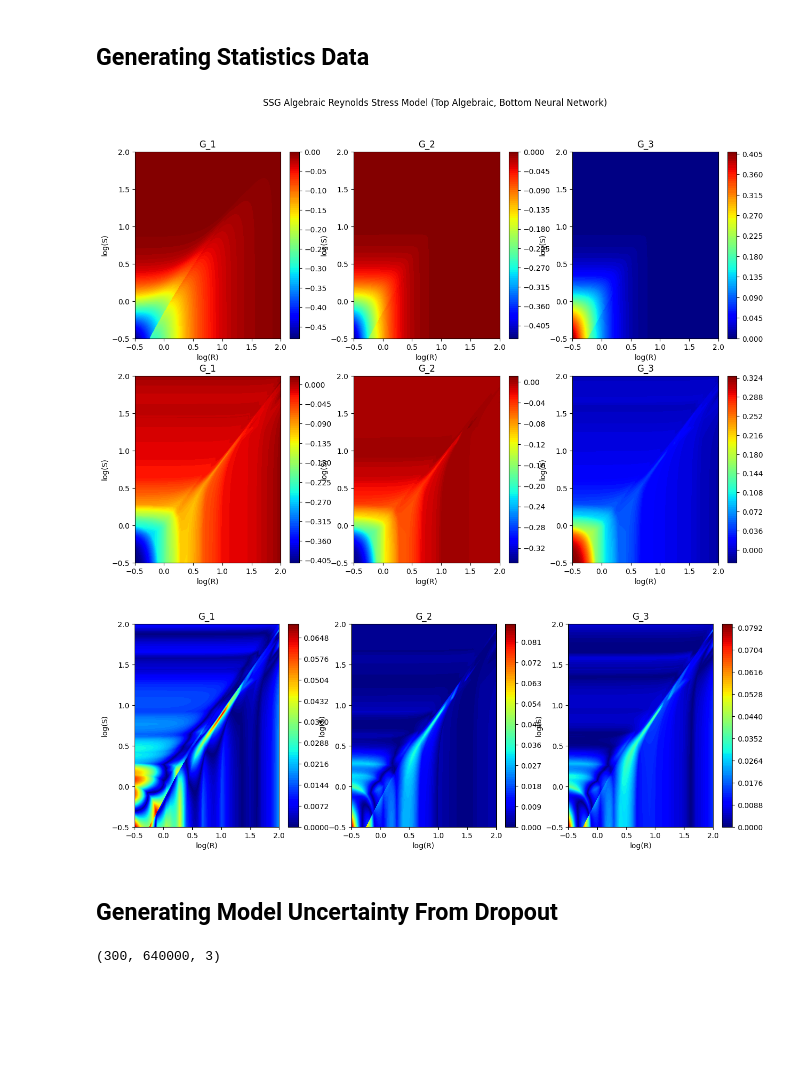
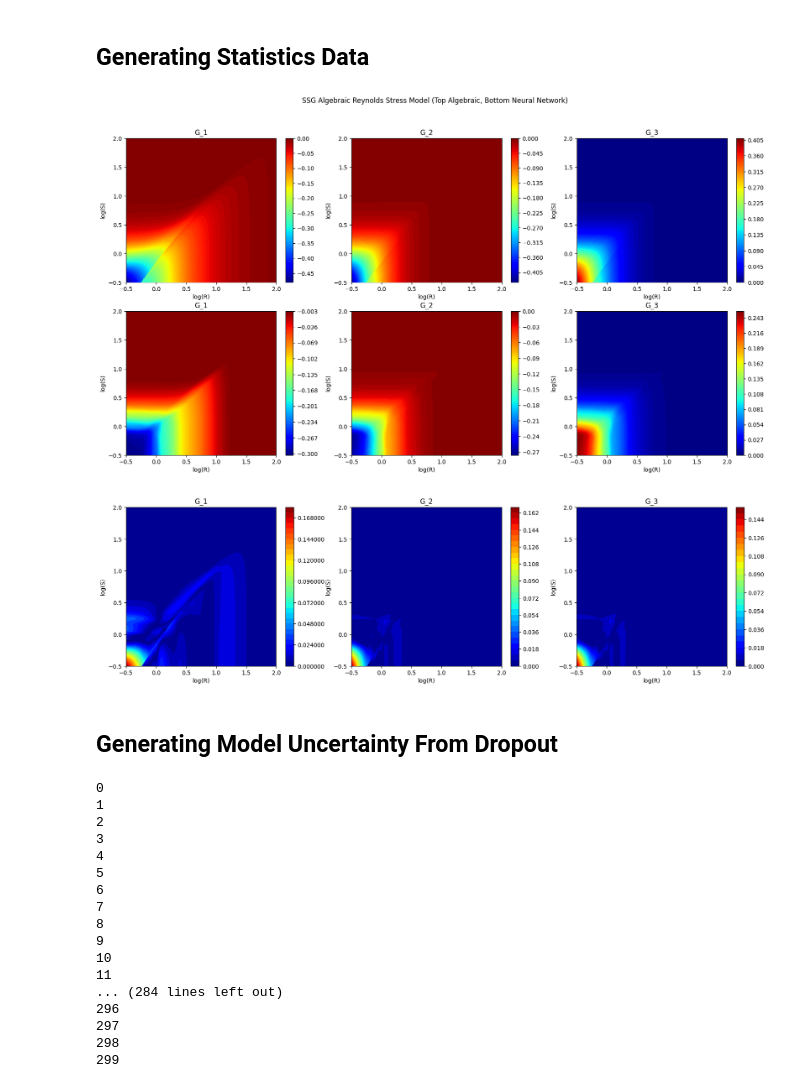
Before and after one commit to Crashprn/UncertaintyQuantification, a Jupyter notebook: Training.ipynb, the cells around one changed output. Saved outputs shown, nothing was run; the diff lists cells and outputs as text; code cells hidden in the pictures; blank space fills up the shorter version.

```diff
--- a/Training.ipynb
+++ b/Training.ipynb
@@ -86,7 +138,7 @@ gs_test = np.concatenate((y_test_LLR, y_test_SSG, y_test_SZL))
 # %% [markdown]
 ## Network Training
 # %%
-model = TurbulenceNetwork(input_dim=2, output_dim=3, num_layers=7, nodes=[7, 7, 7, 7, 7, 7, 7], dropout=0.01)
-criterion = nn.L1Loss
+model = TurbulenceNetwork(input_dim=2, output_dim=3, num_layers=8, nodes=[100]*8, dropout=0.1)
+criterion = nn.L1Loss()
 optimizer = torch.optim.Adam
 # %%
@@ -154,41 +215,60 @@ net.load_params(f_params=os.path.join(checkpoint_dir,'TurbulenceNetwork.pt'),
 # %%
 dim = 800
 x_grid, y_grid = np.meshgrid(np.linspace(-.5, 2, dim),np.linspace(-.5, 2, dim))
 eta1 = (10**x_grid.flatten())**2
 eta2 = (10**y_grid.flatten())**2
 
 gen = TurbulenceClosureDataGenerator(model="SSG", type='torch')
 etas, G_s = gen(eta1, eta2)
 target = G_s.T.reshape(3, dim, dim)
 
 pred = net.predict(etas)
 
 pred = pred.T.reshape(3, dim, dim)
 
 plot_heat_map_compare(x_grid, y_grid, target, pred)
-
-plot_heat_map_loss(x_grid, y_grid, target, pred)
-
-del pred
 # %% [output]
-[figure, old version]
+[figure, new version]
-[figure, removed]
+# %%
+plot_heat_map_loss(x_grid, y_grid, target, pred, levels=30, base=6)
+del pred
+# %% [output]
+[figure, added]
 # %% [markdown]
 ## Generating Model Uncertainty From Dropout
 # %%
 T = 300
 predictions = np.zeros((T, dim*dim, 3))
 
-net.module.dropout_on(.01)
+batch_size = dim*dim // 2
+
+
+net.module.dropout_on(.02)
 
 for i in range(T):
-    pred = net.module(torch.tensor(etas).to(device)).cpu().detach()
-    predictions[i] = pred
-
-
-print(predictions.shape)
+    batches = np.zeros((len(etas)//batch_size, batch_size , 3))
+    for j in range(len(etas)//batch_size):
+        batches[j] = net.module(torch.tensor(etas[j*batch_size:(j+1)*batch_size]).to(device)).cpu().detach()
+    print(i)
+    predictions[i] = batches.reshape(dim*dim, 3)
 # %% [output]
-(300, 640000, 3)
+0
+1
+2
+3
+4
+5
+6
+7
+8
+9
+10
+11
+... (284 lines left out)
+296
+297
+298
+299
 # %%
 mean_pred = np.mean(predictions, axis=0)
 
```
Also changed, not shown: parts of 6 cells of this notebook, 10 other files.
